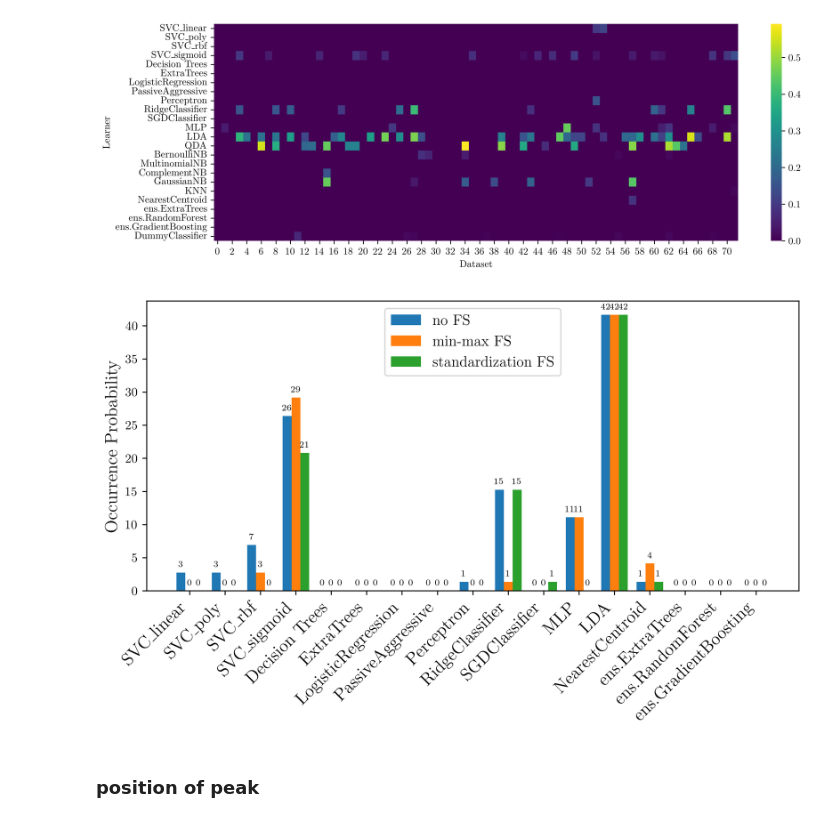
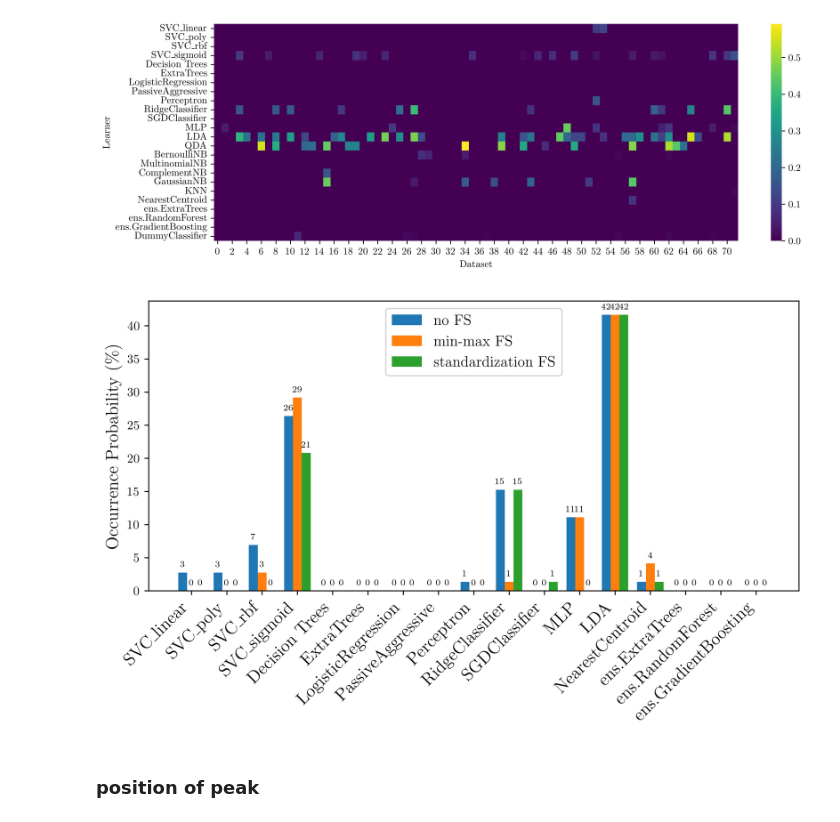
Before and after one commit to learning-curve-research/LCDB-1.1, a Jupyter notebook: analysis/shape - peaking.ipynb, the cells around one changed output. Cells and saved outputs as stored; diff of their text form; code cells hidden in the pictures.

```diff
--- a/analysis/shape - peaking.ipynb
+++ b/analysis/shape - peaking.ipynb
@@ -51,32 +51,32 @@ percentages_standardfs = [val for i, val in enumerate(percentages_standardfs) if
 # %%
 fig, ax = plt.subplots(figsize=(8, 5), dpi=400)
 
 width = 0.25
 x = np.arange(len(learner_zoo_filtered))
 
 bar1 = ax.bar(x - width,    percentages_nofs,       width, label='no FS')
 bar2 = ax.bar(x ,           percentages_minmaxfs,   width, label='min-max FS')
 bar3 = ax.bar(x + width,    percentages_standardfs, width, label='standardization FS')
 
-ax.set_ylabel('Occurrence Probability', fontsize = 14)
+ax.set_ylabel(r'Occurrence Probability (\%)', fontsize = 14)
 ax.set_xticks(x)
 ax.set_xticklabels(learner_zoo_filtered, rotation=45, ha='right', fontsize = 14)
 ax.legend(loc = 'upper center',fontsize = 12)
 
 # percentage
 def autolabel(bars):
     for rect in bars:
         height = rect.get_height()
         # if height > 0:  # only annotate bars with a height greater than 0
         ax.annotate(f'{height:.0f}',    # integer
                     xy=(rect.get_x() + rect.get_width() / 2, height),
                     xytext=(0, 3),  # 3 points vertical offset
                     textcoords="offset points", ha='center', va='bottom',
                     fontsize = 7)
 autolabel(bar1)
 autolabel(bar2)
 autolabel(bar3)
 fig.tight_layout()
 plt.show()
 # %% [output]
-[figure, old version]
+[figure, new version]
```
Also changed, not shown: parts of 5 cells of this notebook, 8 other files.
